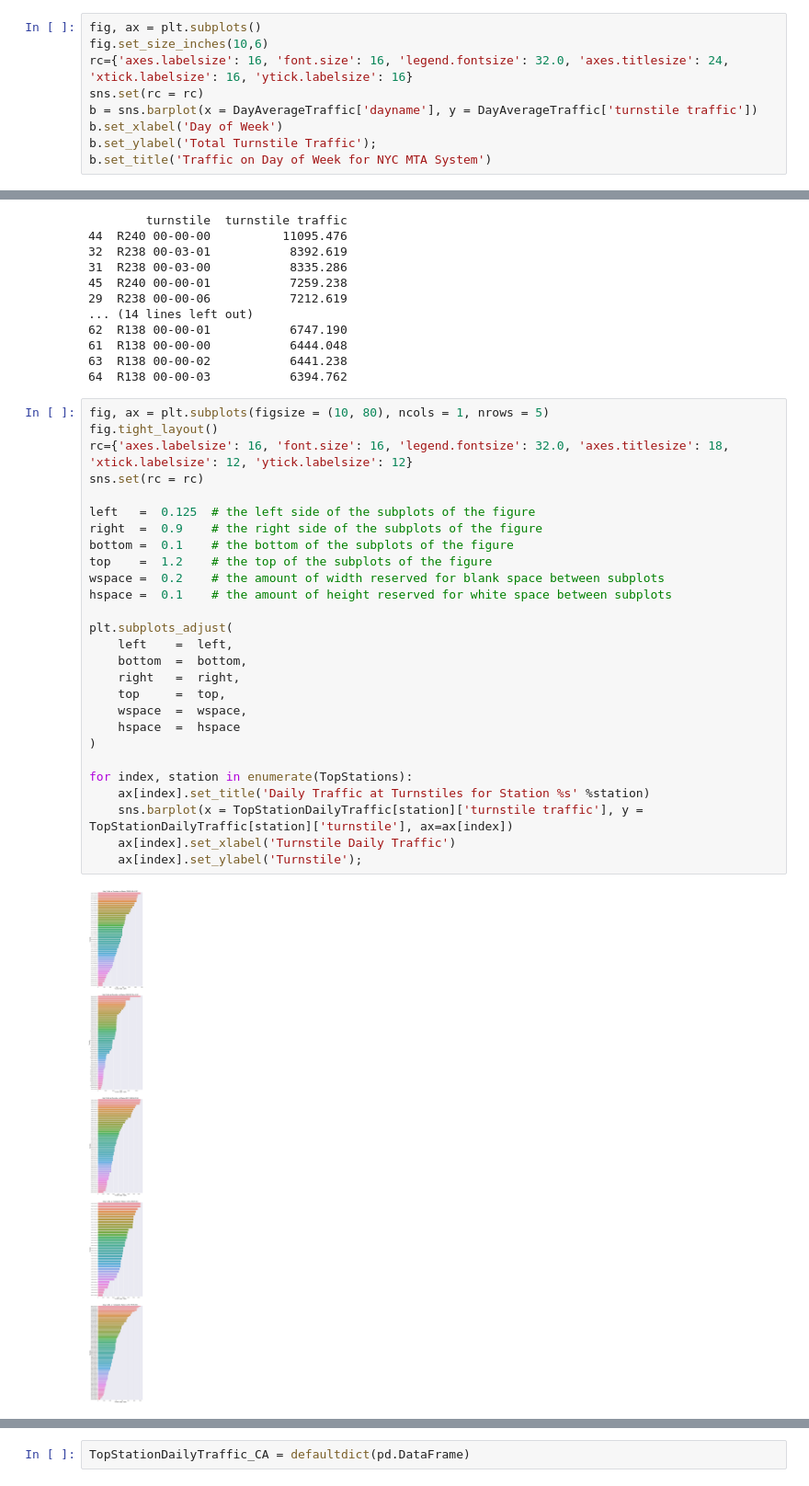
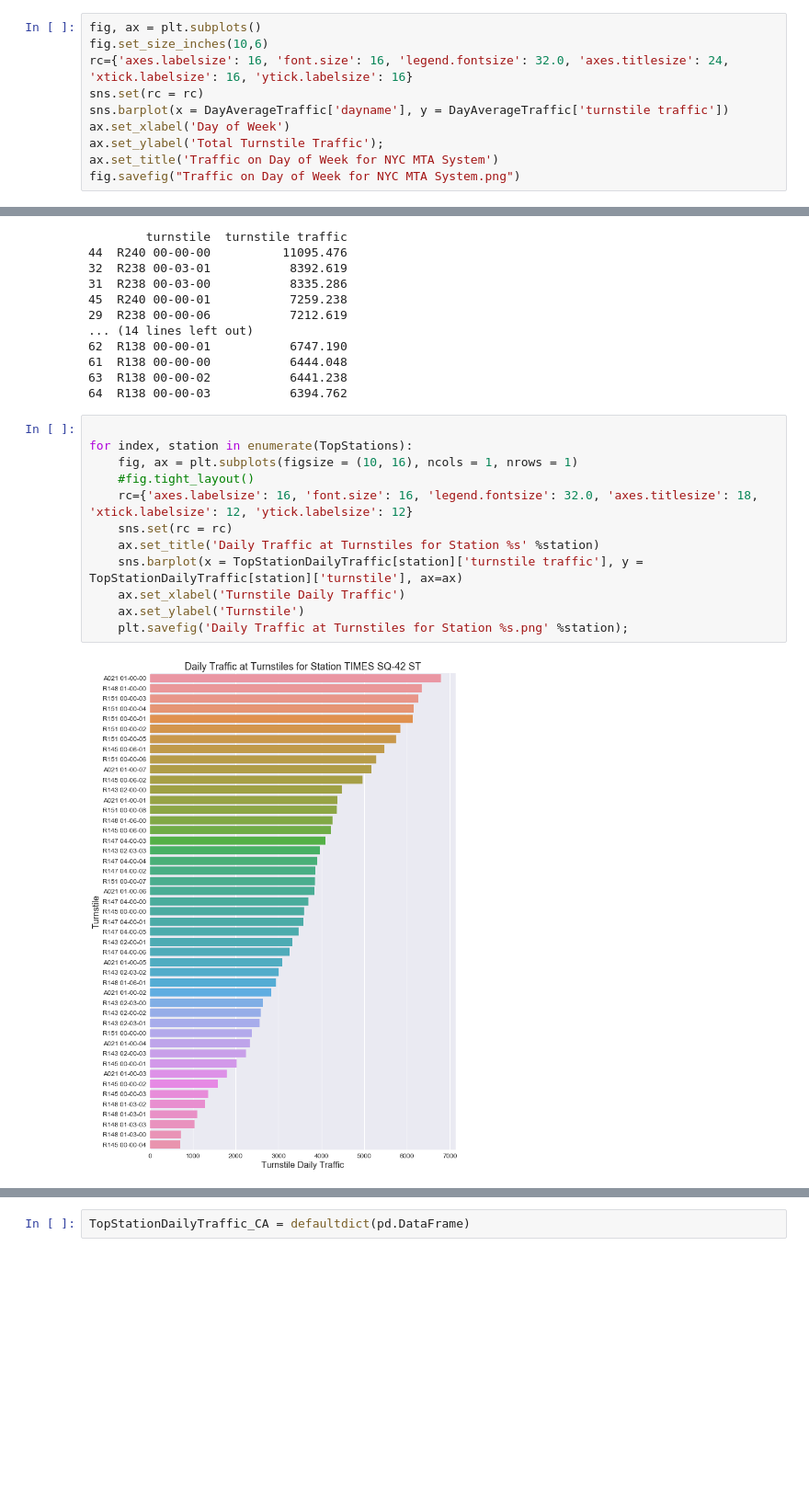
Before and after one commit to TRobertJackson/Data-Science-Projects, a Jupyter notebook: Benson Project.ipynb, the cells around one changed output, grey strips where cells are left out. Shown at 92% size. Drawn from its saved outputs; the diff is of its cells as text; blank space fills up the shorter version.

Commit message:
save figures for top stations

```diff
--- a/Benson Project.ipynb
+++ b/Benson Project.ipynb
@@ -239,8 +239,9 @@ fig, ax = plt.subplots()
 fig.set_size_inches(10,6)
 rc={'axes.labelsize': 16, 'font.size': 16, 'legend.fontsize': 32.0, 'axes.titlesize': 24, 'xtick.labelsize': 16, 'ytick.labelsize': 16}
 sns.set(rc = rc)
-b = sns.barplot(x = DayAverageTraffic['dayname'], y = DayAverageTraffic['turnstile traffic'])
-b.set_xlabel('Day of Week')
-b.set_ylabel('Total Turnstile Traffic');
-b.set_title('Traffic on Day of Week for NYC MTA System')
+sns.barplot(x = DayAverageTraffic['dayname'], y = DayAverageTraffic['turnstile traffic'])
+ax.set_xlabel('Day of Week')
+ax.set_ylabel('Total Turnstile Traffic');
+ax.set_title('Traffic on Day of Week for NYC MTA System')
+fig.savefig("Traffic on Day of Week for NYC MTA System.png")
 # %% [output]
@@ -305,31 +298,16 @@ for station in TopStations:
 63  R138 00-00-02           6441.238
 64  R138 00-00-03           6394.762
 # %%
-fig, ax = plt.subplots(figsize = (10, 80), ncols = 1, nrows = 5)
-fig.tight_layout()
-rc={'axes.labelsize': 16, 'font.size': 16, 'legend.fontsize': 32.0, 'axes.titlesize': 18, 'xtick.labelsize': 12, 'ytick.labelsize': 12}
-sns.set(rc = rc)
-
-left   =  0.125  # the left side of the subplots of the figure
-right  =  0.9    # the right side of the subplots of the figure
-bottom =  0.1    # the bottom of the subplots of the figure
-top    =  1.2    # the top of the subplots of the figure
-wspace =  0.2    # the amount of width reserved for blank space between subplots
-hspace =  0.1    # the amount of height reserved for white space between subplots
-
-plt.subplots_adjust(
-    left    =  left,
-    bottom  =  bottom,
-    right   =  right,
-    top     =  top,
-    wspace  =  wspace,
-    hspace  =  hspace
-)
 
 for index, station in enumerate(TopStations):
-    ax[index].set_title('Daily Traffic at Turnstiles for Station %s' %station)
-    sns.barplot(x = TopStationDailyTraffic[station]['turnstile traffic'], y = TopStationDailyTraffic[station]['turnstile'], ax=ax[index])
-    ax[index].set_xlabel('Turnstile Daily Traffic')
-    ax[index].set_ylabel('Turnstile');
+    fig, ax = plt.subplots(figsize = (10, 16), ncols = 1, nrows = 1)
+    #fig.tight_layout()
+    rc={'axes.labelsize': 16, 'font.size': 16, 'legend.fontsize': 32.0, 'axes.titlesize': 18, 'xtick.labelsize': 12, 'ytick.labelsize': 12}
+    sns.set(rc = rc)
+    ax.set_title('Daily Traffic at Turnstiles for Station %s' %station)
+    sns.barplot(x = TopStationDailyTraffic[station]['turnstile traffic'], y = TopStationDailyTraffic[station]['turnstile'], ax=ax)
+    ax.set_xlabel('Turnstile Daily Traffic')
+    ax.set_ylabel('Turnstile')
+    plt.savefig('Daily Traffic at Turnstiles for Station %s.png' %station);
 # %% [output]
-[figure, old version]
+[figure, new version]
```
Also changed, not shown: parts of 5 cells of this notebook, 12 other files.
